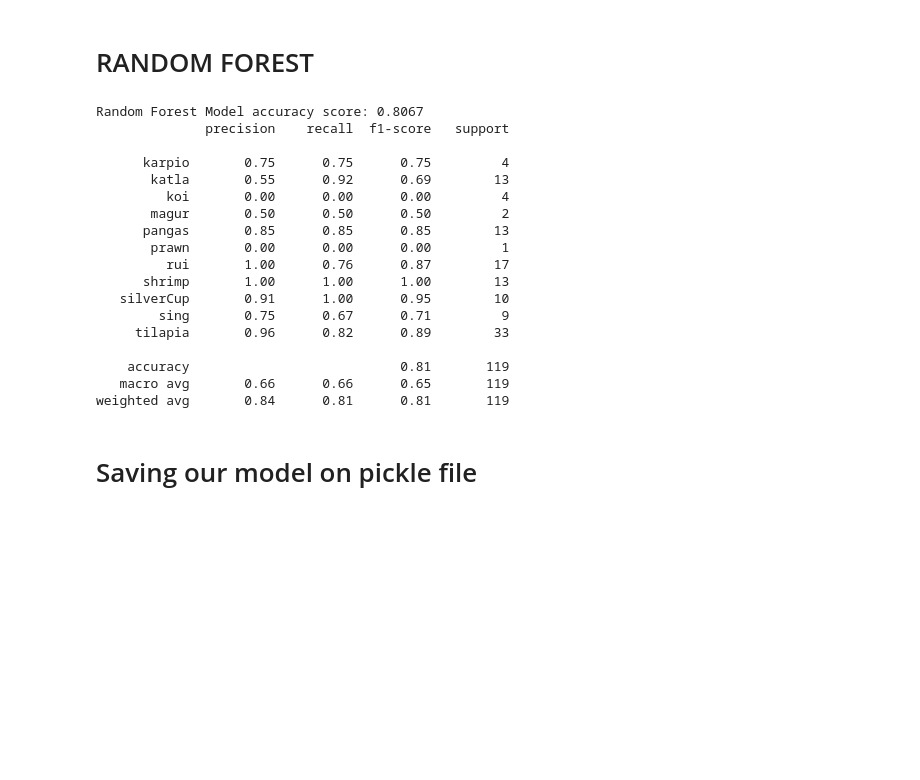
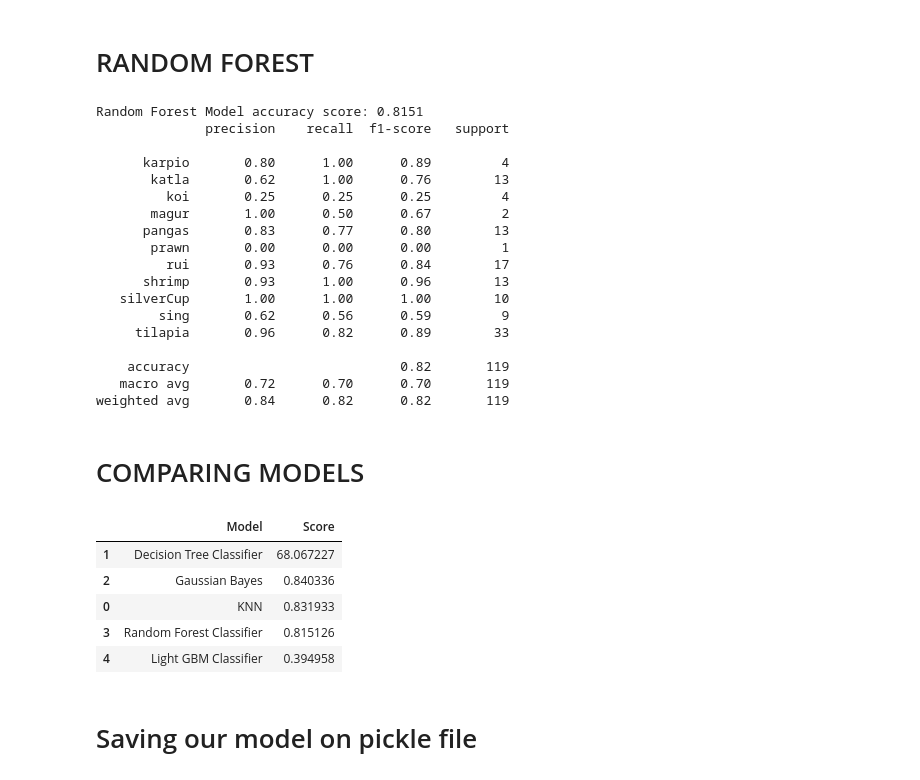
Before and after one commit to Winfry/AQUAFISHERIES, a Jupyter notebook: aqua.ipynb, the cells around one changed output. Saved outputs shown, nothing was run; the diff lists cells and outputs as text; code cells hidden in the pictures; blank space fills up the shorter version.

```diff
--- a/aqua.ipynb
+++ b/aqua.ipynb
@@ -416,7 +416,7 @@ score = cross_val_score(GNBclf, X_train, y_train, cv=5, scoring='accuracy')
 avgCVScore=score.mean()
 print("5-fold CV score for Naive Bayes:, ", avgCVScore)
 
-acc = accuracy_score(y_test, gnb_pred)
+gnb_acc = accuracy_score(y_test, gnb_pred)
 print("\nGaussian Naive Bayes's Accuracy against Test Dataset:", acc)
 
 
@@ -451,7 +451,7 @@ lgbclf.score(X_test, y_test)
 lgbm_pred = lgbclf.predict(X_test.to_numpy())
 # %%
 from sklearn.metrics import accuracy_score
-accuracy=accuracy_score(lgbm_pred, y_test)
+lgbm_acc=accuracy_score(lgbm_pred, y_test)
 print('LightGBM Model accuracy score: {0:0.4f}'.format(accuracy_score(y_test, lgbm_pred)))
 from sklearn.metrics import classification_report
 print(classification_report(y_test, lgbm_pred))
@@ -505,3 +505,12 @@ Decision Tree Model accuracy score: 0.8403
     accuracy                           0.84       119
    macro avg       0.74      0.74      0.73       119
 weighted avg       0.87      0.84      0.85       119
+# %%
+#PREDICTING VALUES
+dtc_pred = dtc.predict(X_test)
+from sklearn.metrics import accuracy_score
+x = accuracy_score(y_test, dtc_pred)
+dtc_acc=accuracy_score(dtc_pred, y_test)
+print("Decision Tree's Accuracy is: ", x*100)
+
+print(classification_report(y_test,dtc_pred))
@@ -513,26 +541,43 @@ classifier_rf= RandomForestClassifier(n_estimators= 10, criterion="entropy")
 classifier_rf.fit(X_train, y_train)
 y_pred = classifier_rf.predict(X_test)
 from sklearn.metrics import accuracy_score
-accuracy=accuracy_score(y_pred, y_test)
+rfc_acc=accuracy_score(y_pred, y_test)
 print('Random Forest Model accuracy score: {0:0.4f}'.format(accuracy_score(y_test, y_pred)))
 from sklearn.metrics import classification_report
 print(classification_report(y_test, y_pred))
 # %% [output]
-Random Forest Model accuracy score: 0.8067
+Random Forest Model accuracy score: 0.8151
               precision    recall  f1-score   support
 
-      karpio       0.75      0.75      0.75         4
-       katla       0.55      0.92      0.69        13
-         koi       0.00      0.00      0.00         4
-       magur       0.50      0.50      0.50         2
-      pangas       0.85      0.85      0.85        13
+      karpio       0.80      1.00      0.89         4
+       katla       0.62      1.00      0.76        13
+         koi       0.25      0.25      0.25         4
+       magur       1.00      0.50      0.67         2
+      pangas       0.83      0.77      0.80        13
        prawn       0.00      0.00      0.00         1
-         rui       1.00      0.76      0.87        17
-      shrimp       1.00      1.00      1.00        13
-   silverCup       0.91      1.00      0.95        10
-        sing       0.75      0.67      0.71         9
+         rui       0.93      0.76      0.84        17
+      shrimp       0.93      1.00      0.96        13
+   silverCup       1.00      1.00      1.00        10
+        sing       0.62      0.56      0.59         9
      tilapia       0.96      0.82      0.89        33
 
-    accuracy                           0.81       119
-   macro avg       0.66      0.66      0.65       119
-weighted avg       0.84      0.81      0.81       119
+    accuracy                           0.82       119
+   macro avg       0.72      0.70      0.70       119
+weighted avg       0.84      0.82      0.82       119
+# %% [markdown]
+# COMPARING MODELS
+# %%
+models = pd.DataFrame({
+    'Model' : [ 'KNN', 'Decision Tree Classifier','Gaussian Bayes' ,'Random Forest Classifier', 'Light GBM Classifier'],
+    'Score' : [lgbm_acc,knn_acc, dtc_acc, rfc_acc, gnb_acc]
+})
+
+
+models.sort_values(by = 'Score', ascending = False)
+# %% [output]
+|  | Model | Score |
+| 1 | Decision Tree Classifier | 68.067227 |
+| 2 | Gaussian Bayes | 0.840336 |
+| 0 | KNN | 0.831933 |
+| 3 | Random Forest Classifier | 0.815126 |
+| 4 | Light GBM Classifier | 0.394958 |
```
Also changed, not shown: parts of 9 cells of this notebook.
